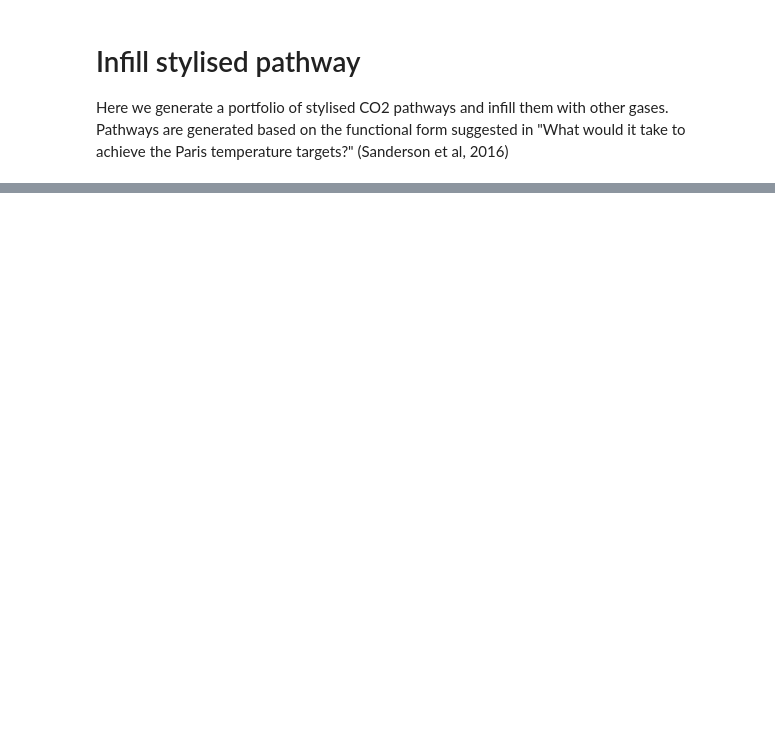
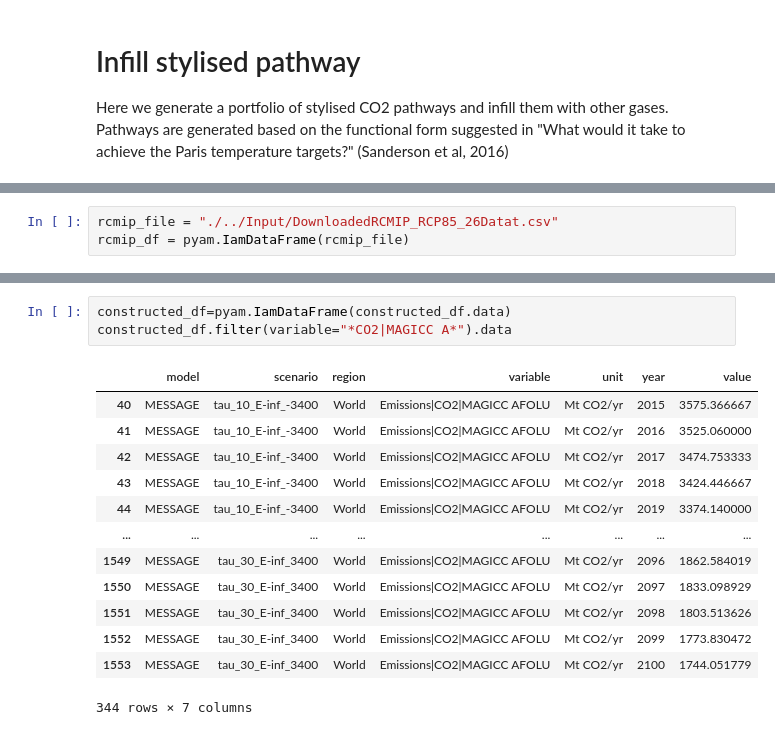
Before and after one commit to GranthamImperial/silicone_examples, a Jupyter notebook: notebooks/Infill_stylised_path.ipynb, the cells around one changed output, grey strips where cells are left out. Saved outputs shown, nothing was run; the diff lists cells and outputs as text; blank space fills up the shorter version.

```diff
--- a/notebooks/Infill_stylised_path.ipynb
+++ b/notebooks/Infill_stylised_path.ipynb
@@ -54,0 +41,3 @@ Series([], Name: scenario, dtype: object)
+# %%
+rcmip_file = "./../Input/DownloadedRCMIP_RCP85_26Datat.csv"
+rcmip_df = pyam.IamDataFrame(rcmip_file)
@@ -54,0 +98,17 @@ Series([], Name: scenario, dtype: object)
+# %%
+constructed_df=pyam.IamDataFrame(constructed_df.data)
+constructed_df.filter(variable="*CO2|MAGICC A*").data
+# %% [output]
+|  | model | scenario | region | variable | unit | year | value |
+| 40 | MESSAGE | tau_10_E-inf_-3400 | World | Emissions|CO2|MAGICC AFOLU | Mt CO2/yr | 2015 | 3575.366667 |
+| 41 | MESSAGE | tau_10_E-inf_-3400 | World | Emissions|CO2|MAGICC AFOLU | Mt CO2/yr | 2016 | 3525.060000 |
+| 42 | MESSAGE | tau_10_E-inf_-3400 | World | Emissions|CO2|MAGICC AFOLU | Mt CO2/yr | 2017 | 3474.753333 |
+| 43 | MESSAGE | tau_10_E-inf_-3400 | World | Emissions|CO2|MAGICC AFOLU | Mt CO2/yr | 2018 | 3424.446667 |
+| 44 | MESSAGE | tau_10_E-inf_-3400 | World | Emissions|CO2|MAGICC AFOLU | Mt CO2/yr | 2019 | 3374.140000 |
+| ... | ... | ... | ... | ... | ... | ... | ... |
+| 1549 | MESSAGE | tau_30_E-inf_3400 | World | Emissions|CO2|MAGICC AFOLU | Mt CO2/yr | 2096 | 1862.584019 |
+| 1550 | MESSAGE | tau_30_E-inf_3400 | World | Emissions|CO2|MAGICC AFOLU | Mt CO2/yr | 2097 | 1833.098929 |
+| 1551 | MESSAGE | tau_30_E-inf_3400 | World | Emissions|CO2|MAGICC AFOLU | Mt CO2/yr | 2098 | 1803.513626 |
+| 1552 | MESSAGE | tau_30_E-inf_3400 | World | Emissions|CO2|MAGICC AFOLU | Mt CO2/yr | 2099 | 1773.830472 |
+| 1553 | MESSAGE | tau_30_E-inf_3400 | World | Emissions|CO2|MAGICC AFOLU | Mt CO2/yr | 2100 | 1744.051779 |
+344 rows × 7 columns
```
Also changed, not shown: parts of 17 cells of this notebook, 2 other files.
